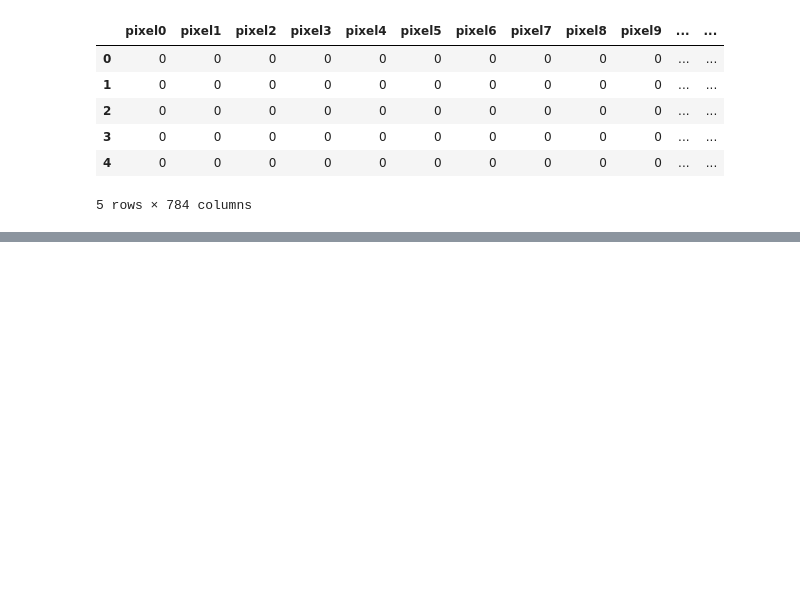
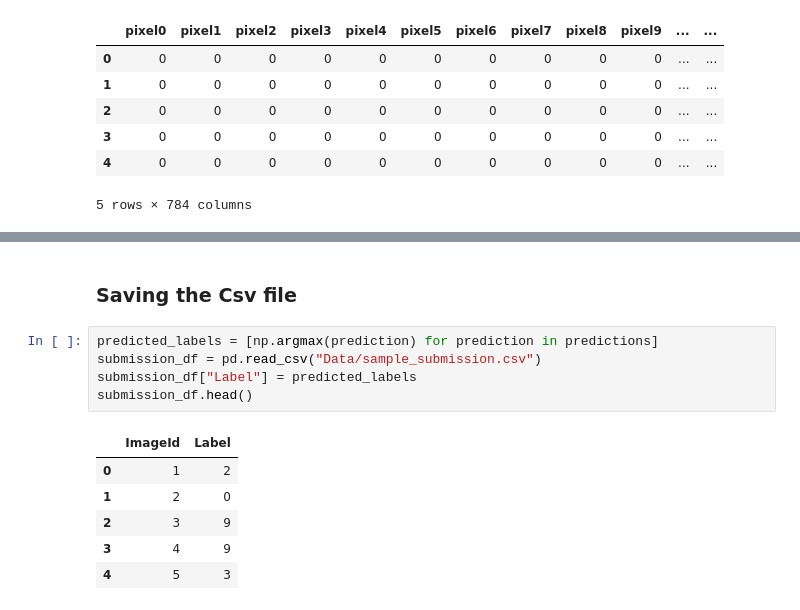
Before and after one commit to 0nets/CNN-DigitRecognizer, a Jupyter notebook: main.ipynb, the cells around one changed output, grey strips where cells are left out. Saved outputs shown, nothing was run; the diff lists cells and outputs as text; blank space fills up the shorter version.

Commit message:
Persisted the Predicted Data

```diff
--- a/main.ipynb
+++ b/main.ipynb
@@ -165,0 +166,14 @@ plt.show()
+# %% [markdown]
+### Saving the Csv file
+# %%
+predicted_labels = [np.argmax(prediction) for prediction in predictions]
+submission_df = pd.read_csv("Data/sample_submission.csv")
+submission_df["Label"] = predicted_labels
+submission_df.head()
+# %% [output]
+|  | ImageId | Label |
+| 0 | 1 | 2 |
+| 1 | 2 | 0 |
+| 2 | 3 | 9 |
+| 3 | 4 | 9 |
+| 4 | 5 | 3 |
```
Also changed, not shown: parts of 1 cell of this notebook, 1 other file.
